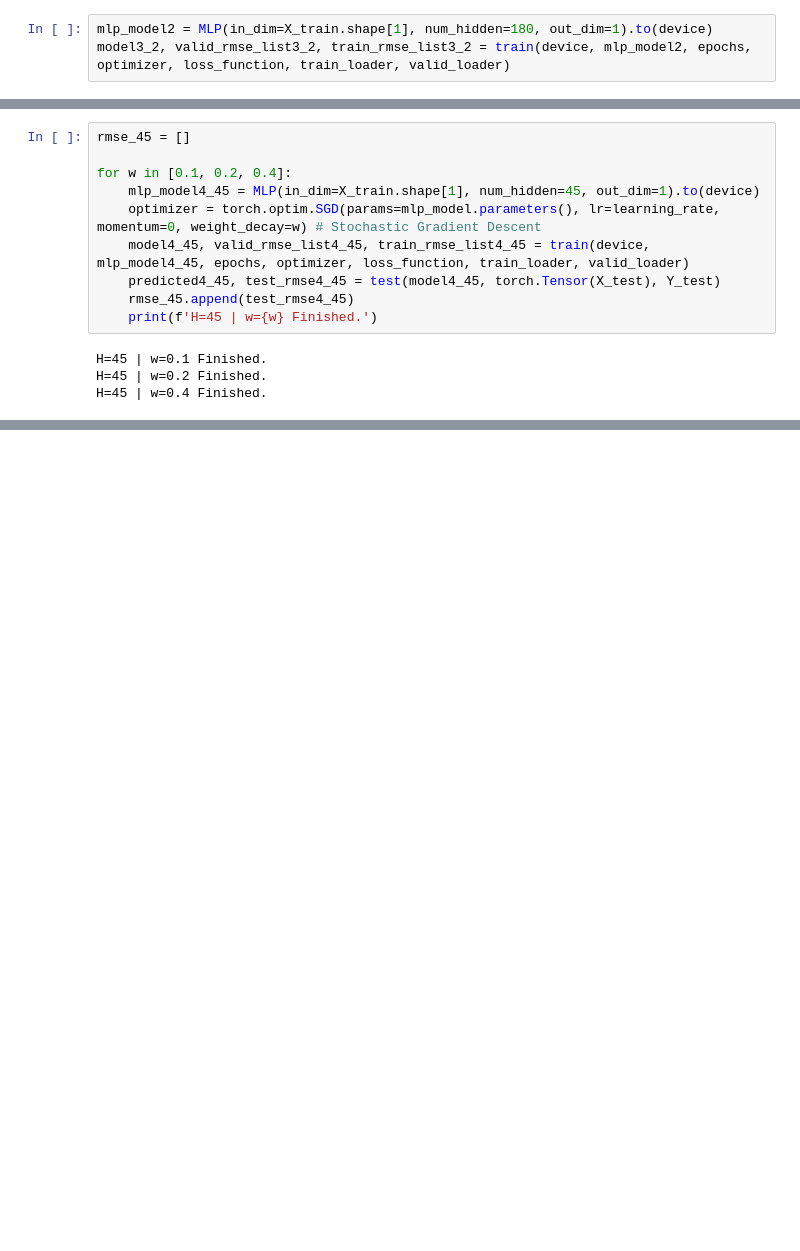
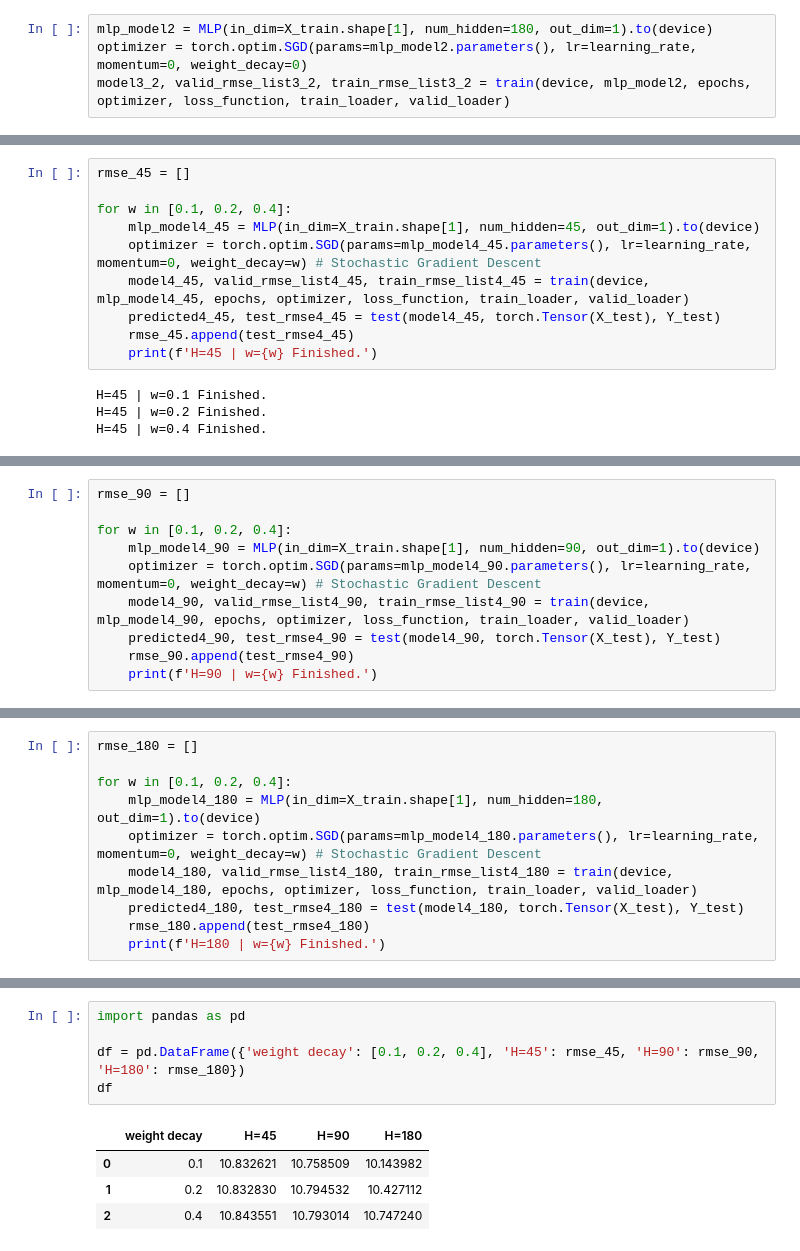
Before and after one commit to chiawen0104/sldl_hw, a Jupyter notebook: hw4/hw4.ipynb, the cells around one changed output, grey strips where cells are left out. Saved outputs shown, nothing was run; the diff lists cells and outputs as text; blank space fills up the shorter version.

```diff
--- a/hw4/hw4.ipynb
+++ b/hw4/hw4.ipynb
@@ -360,6 +360,7 @@ model3_1, valid_rmse_list3_1, train_rmse_list3_1 = train(device, mlp_model, epoc
 H=180
 # %%
 mlp_model2 = MLP(in_dim=X_train.shape[1], num_hidden=180, out_dim=1).to(device)
+optimizer = torch.optim.SGD(params=mlp_model2.parameters(), lr=learning_rate, momentum=0, weight_decay=0)
 model3_2, valid_rmse_list3_2, train_rmse_list3_2 = train(device, mlp_model2, epochs, optimizer, loss_function, train_loader, valid_loader)
 # %% [markdown]
 Answer
@@ -387,7 +388,7 @@ rmse_45 = []
 
 for w in [0.1, 0.2, 0.4]:
     mlp_model4_45 = MLP(in_dim=X_train.shape[1], num_hidden=45, out_dim=1).to(device)
-    optimizer = torch.optim.SGD(params=mlp_model.parameters(), lr=learning_rate, momentum=0, weight_decay=w) # Stochastic Gradient Descent
+    optimizer = torch.optim.SGD(params=mlp_model4_45.parameters(), lr=learning_rate, momentum=0, weight_decay=w) # Stochastic Gradient Descent
     model4_45, valid_rmse_list4_45, train_rmse_list4_45 = train(device, mlp_model4_45, epochs, optimizer, loss_function, train_loader, valid_loader)
     predicted4_45, test_rmse4_45 = test(model4_45, torch.Tensor(X_test), Y_test)
     rmse_45.append(test_rmse4_45)
@@ -402,0 +406,10 @@ rmse_45
+# %%
+rmse_90 = []
+
+for w in [0.1, 0.2, 0.4]:
+    mlp_model4_90 = MLP(in_dim=X_train.shape[1], num_hidden=90, out_dim=1).to(device)
+    optimizer = torch.optim.SGD(params=mlp_model4_90.parameters(), lr=learning_rate, momentum=0, weight_decay=w) # Stochastic Gradient Descent
+    model4_90, valid_rmse_list4_90, train_rmse_list4_90 = train(device, mlp_model4_90, epochs, optimizer, loss_function, train_loader, valid_loader)
+    predicted4_90, test_rmse4_90 = test(model4_90, torch.Tensor(X_test), Y_test)
+    rmse_90.append(test_rmse4_90)
+    print(f'H=90 | w={w} Finished.')
@@ -402,0 +426,10 @@ rmse_45
+# %%
+rmse_180 = []
+
+for w in [0.1, 0.2, 0.4]:
+    mlp_model4_180 = MLP(in_dim=X_train.shape[1], num_hidden=180, out_dim=1).to(device)
+    optimizer = torch.optim.SGD(params=mlp_model4_180.parameters(), lr=learning_rate, momentum=0, weight_decay=w) # Stochastic Gradient Descent
+    model4_180, valid_rmse_list4_180, train_rmse_list4_180 = train(device, mlp_model4_180, epochs, optimizer, loss_function, train_loader, valid_loader)
+    predicted4_180, test_rmse4_180 = test(model4_180, torch.Tensor(X_test), Y_test)
+    rmse_180.append(test_rmse4_180)
+    print(f'H=180 | w={w} Finished.')
@@ -402,0 +444,10 @@ rmse_45
+# %%
+import pandas as pd
+
+df = pd.DataFrame({'weight decay': [0.1, 0.2, 0.4], 'H=45': rmse_45, 'H=90': rmse_90, 'H=180': rmse_180})
+df
+# %% [output]
+|  | weight decay | H=45 | H=90 | H=180 |
+| 0 | 0.1 | 10.832621 | 10.758509 | 10.143982 |
+| 1 | 0.2 | 10.832830 | 10.794532 | 10.427112 |
+| 2 | 0.4 | 10.843551 | 10.793014 | 10.747240 |
```
Also changed, not shown: parts of 17 cells of this notebook.
